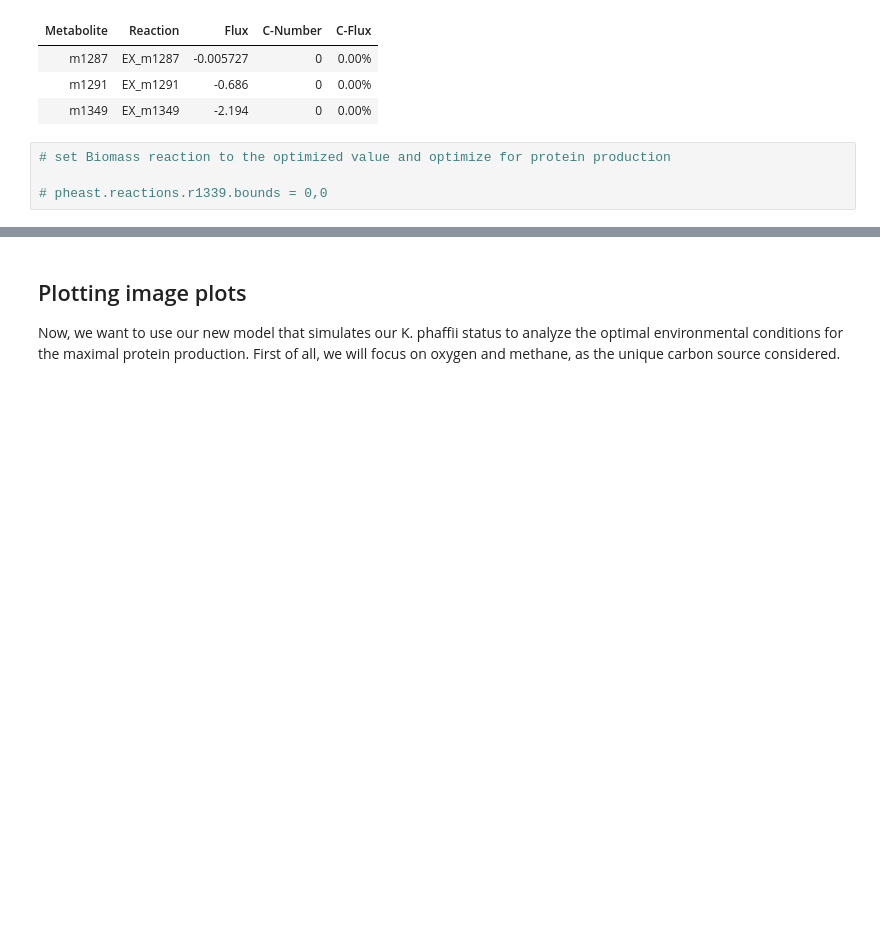
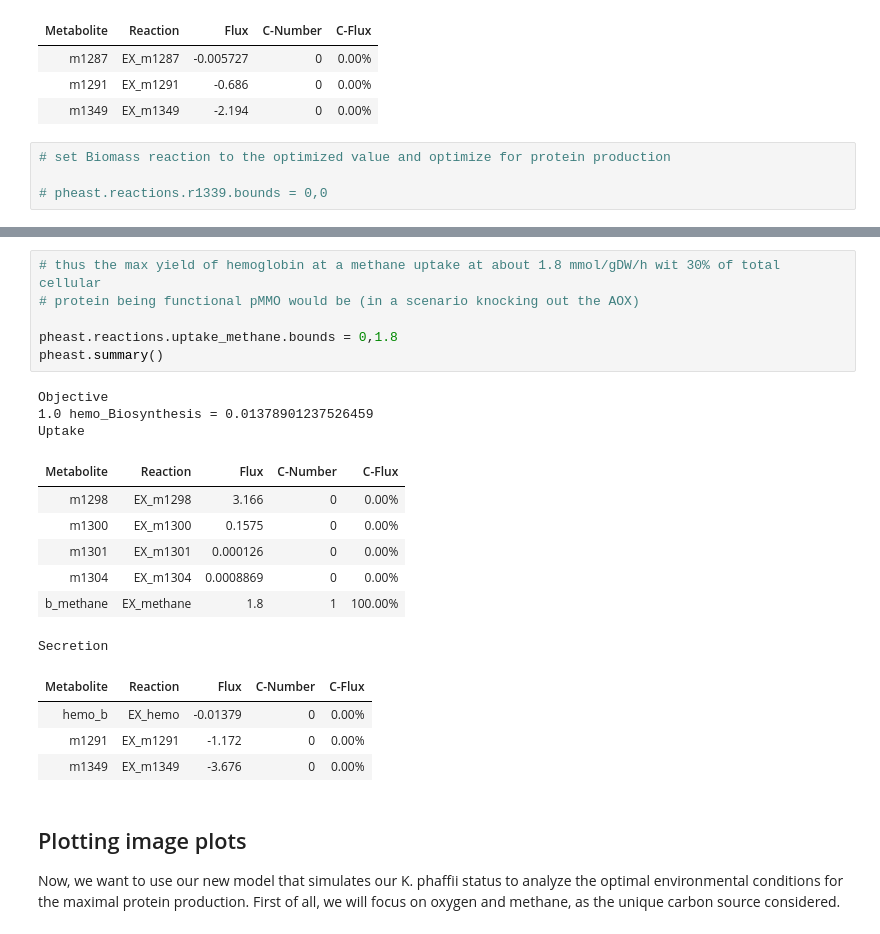
Before and after one commit to Schwebus/DTU_Biobuilders_2021, a Jupyter notebook: GSM_model/GSM_model_iLC915.ipynb, the cells around one changed output, grey strips where cells are left out. Cells and saved outputs as stored; diff of their text form; blank space fills up the shorter version.

```diff
--- a/GSM_model/GSM_model_iLC915.ipynb
+++ b/GSM_model/GSM_model_iLC915.ipynb
@@ -900,3 +961,24 @@ cobra.summary.reaction_summary.ReactionSummary(reaction = pheast.reactions.metha
+# %%
+# thus the max yield of hemoglobin at a methane uptake at about 1.8 mmol/gDW/h wit 30% of total cellular
+# protein being functional pMMO would be (in a scenario knocking out the AOX)
+
+pheast.reactions.uptake_methane.bounds = 0,1.8
+pheast.summary()
+# %% [output]
+Objective
+1.0 hemo_Biosynthesis = 0.01378901237526459
+Uptake
+| Metabolite | Reaction | Flux | C-Number | C-Flux |
+| m1298 | EX_m1298 | 3.166 | 0 | 0.00% |
+| m1300 | EX_m1300 | 0.1575 | 0 | 0.00% |
+| m1301 | EX_m1301 | 0.000126 | 0 | 0.00% |
+| m1304 | EX_m1304 | 0.0008869 | 0 | 0.00% |
+| b_methane | EX_methane | 1.8 | 1 | 100.00% |
+Secretion
+| Metabolite | Reaction | Flux | C-Number | C-Flux |
+| hemo_b | EX_hemo | -0.01379 | 0 | 0.00% |
+| m1291 | EX_m1291 | -1.172 | 0 | 0.00% |
+| m1349 | EX_m1349 | -3.676 | 0 | 0.00% |
 # %% [markdown]
 ## Plotting image plots
 
```
Also changed, not shown: parts of 14 cells of this notebook, 2 other files.
